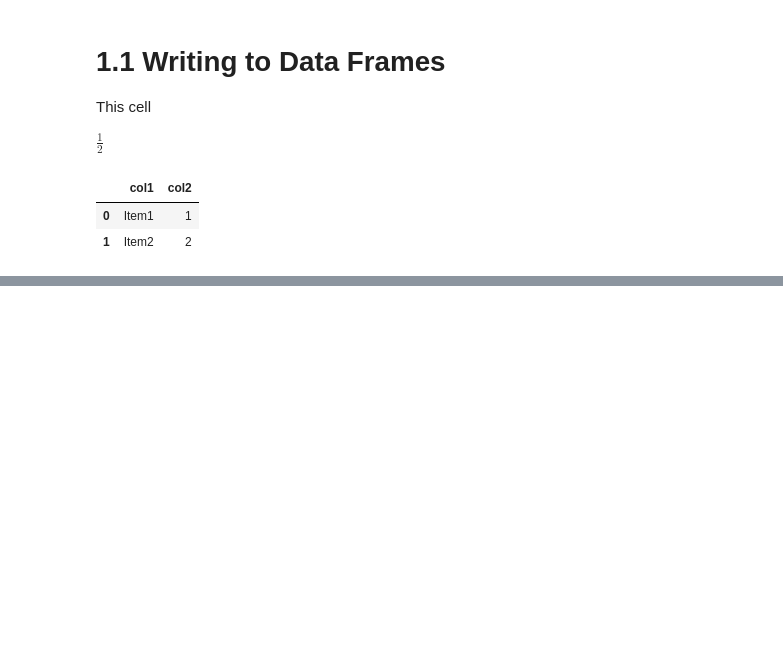
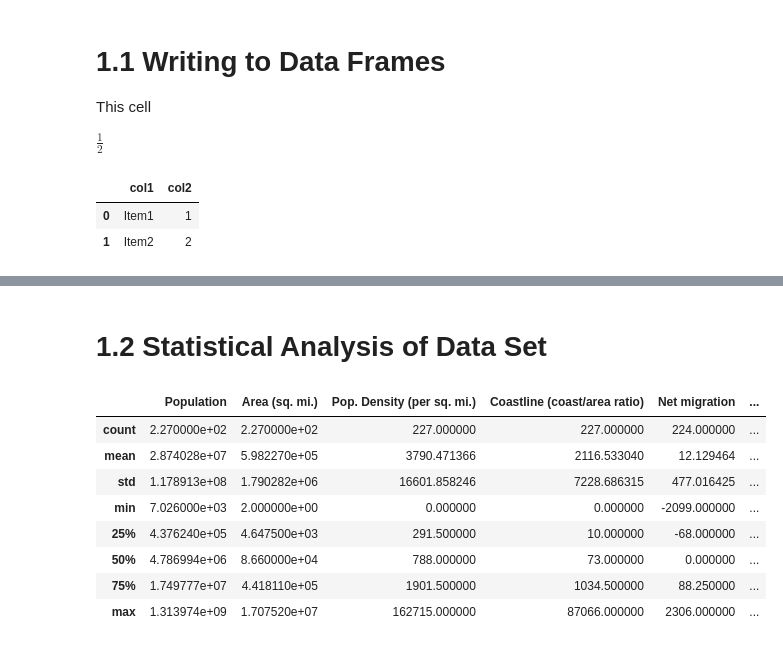
Before and after one commit to Mark-Barbaric/Introduction_To_Machine_Learning, a Jupyter notebook: Session1/Intro_To_Machine_Learning_W1.ipynb, the cells around one changed output, grey strips where cells are left out. Drawn from its saved outputs; the diff is of its cells as text; code cells hidden in the pictures; blank space fills up the shorter version.

```diff
--- a/Session1/Intro_To_Machine_Learning_W1.ipynb
+++ b/Session1/Intro_To_Machine_Learning_W1.ipynb
@@ -23,0 +50,14 @@ df
+# %% [markdown]
+# 1.2 Statistical Analysis of Data Set
+# %%
+countries.describe()
+# %% [output]
+|  | Population | Area (sq. mi.) | Pop. Density (per sq. mi.) | Coastline (coast/area ratio) | Net migration | ... |
+| count | 2.270000e+02 | 2.270000e+02 | 227.000000 | 227.000000 | 224.000000 | ... |
+| mean | 2.874028e+07 | 5.982270e+05 | 3790.471366 | 2116.533040 | 12.129464 | ... |
+| std | 1.178913e+08 | 1.790282e+06 | 16601.858246 | 7228.686315 | 477.016425 | ... |
+| min | 7.026000e+03 | 2.000000e+00 | 0.000000 | 0.000000 | -2099.000000 | ... |
+| 25% | 4.376240e+05 | 4.647500e+03 | 291.500000 | 10.000000 | -68.000000 | ... |
+| 50% | 4.786994e+06 | 8.660000e+04 | 788.000000 | 73.000000 | 0.000000 | ... |
+| 75% | 1.749777e+07 | 4.418110e+05 | 1901.500000 | 1034.500000 | 88.250000 | ... |
+| max | 1.313974e+09 | 1.707520e+07 | 162715.000000 | 87066.000000 | 2306.000000 | ... |
```
Also changed, not shown: parts of 8 cells of this notebook.
